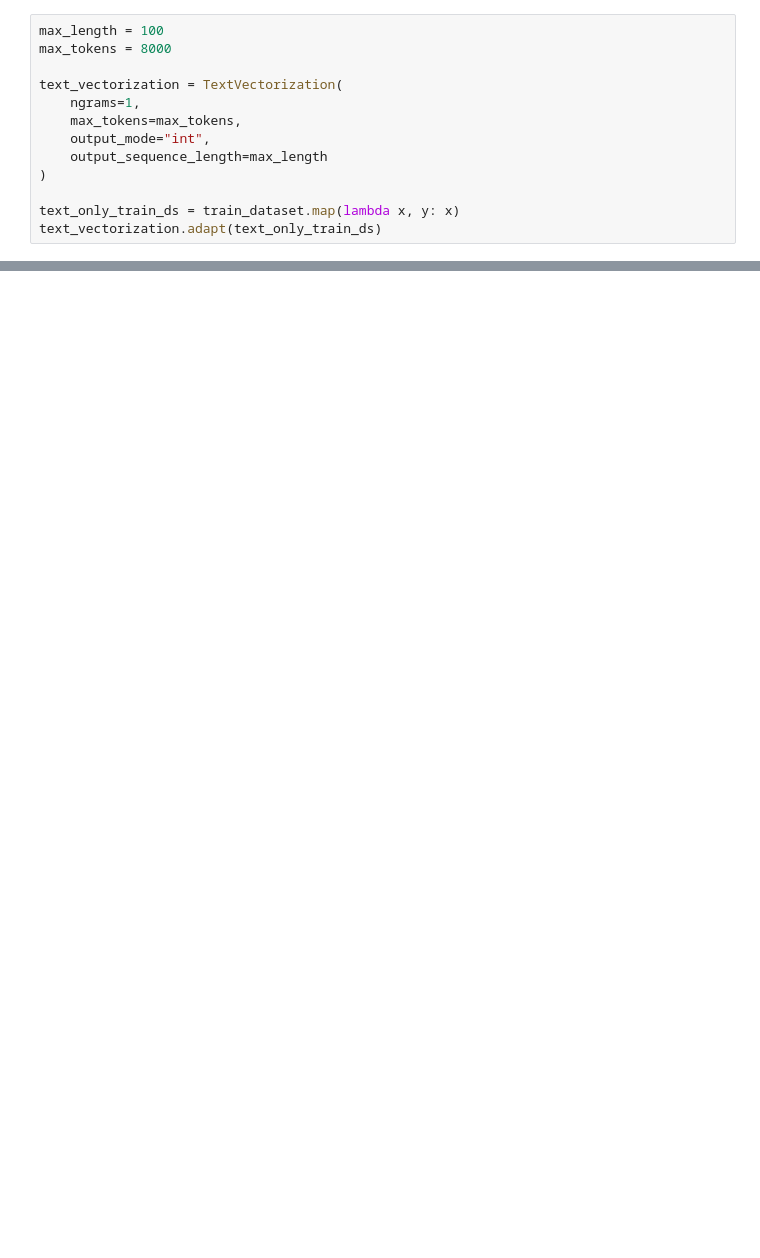
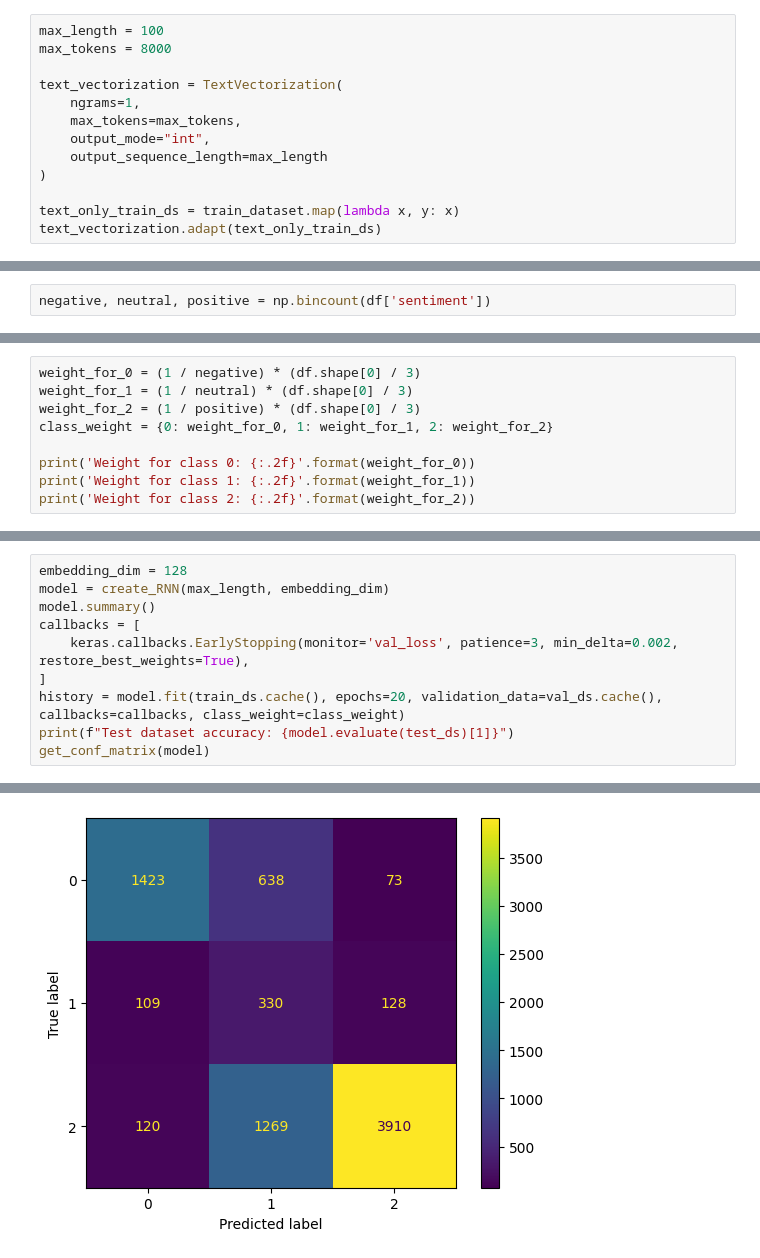
Before and after one commit to balooooooooo/bean-classification, a Jupyter notebook: text_classification.ipynb, the cells around one changed output, grey strips where cells are left out. Cells and saved outputs as stored; diff of their text form; blank space fills up the shorter version.

```diff
--- a/text_classification.ipynb
+++ b/text_classification.ipynb
@@ -273,0 +259,2 @@ INFO:tensorflow:Assets written to: ann8.tf/assets
+# %%
+negative, neutral, positive = np.bincount(df['sentiment'])
@@ -273,0 +265,9 @@ INFO:tensorflow:Assets written to: ann8.tf/assets
+# %%
+weight_for_0 = (1 / negative) * (df.shape[0] / 3)
+weight_for_1 = (1 / neutral) * (df.shape[0] / 3)
+weight_for_2 = (1 / positive) * (df.shape[0] / 3)
+class_weight = {0: weight_for_0, 1: weight_for_1, 2: weight_for_2}
+
+print('Weight for class 0: {:.2f}'.format(weight_for_0))
+print('Weight for class 1: {:.2f}'.format(weight_for_1))
+print('Weight for class 2: {:.2f}'.format(weight_for_2))
@@ -273,0 +391,11 @@ INFO:tensorflow:Assets written to: ann8.tf/assets
+# %%
+embedding_dim = 128
+model = create_RNN(max_length, embedding_dim)
+model.summary()
+callbacks = [
+    keras.callbacks.EarlyStopping(monitor='val_loss', patience=3, min_delta=0.002, restore_best_weights=True),
+]
+history = model.fit(train_ds.cache(), epochs=20, validation_data=val_ds.cache(), callbacks=callbacks, class_weight=class_weight)
+print(f"Test dataset accuracy: {model.evaluate(test_ds)[1]}")
+get_conf_matrix(model)
+# %% [output]
@@ -273,0 +419 @@ INFO:tensorflow:Assets written to: ann8.tf/assets
+[figure, added]
```
Also changed, not shown: parts of 28 cells of this notebook.
